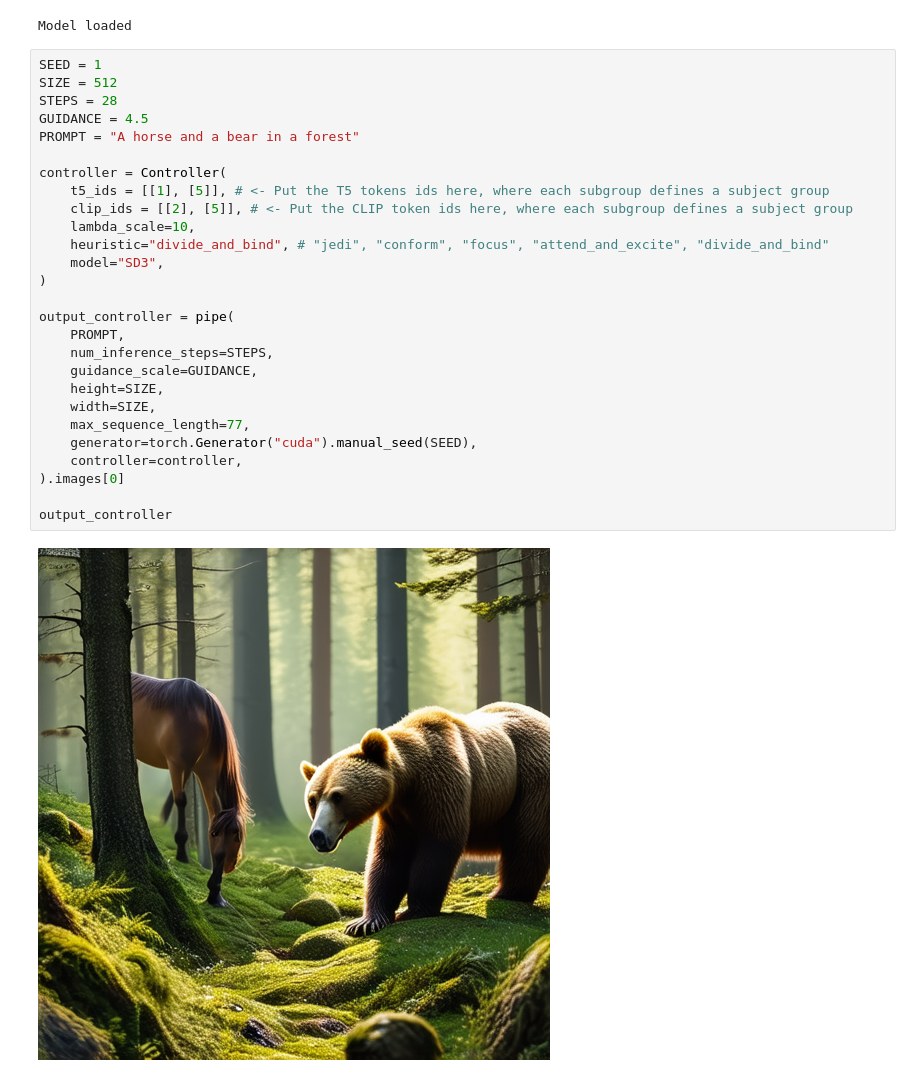
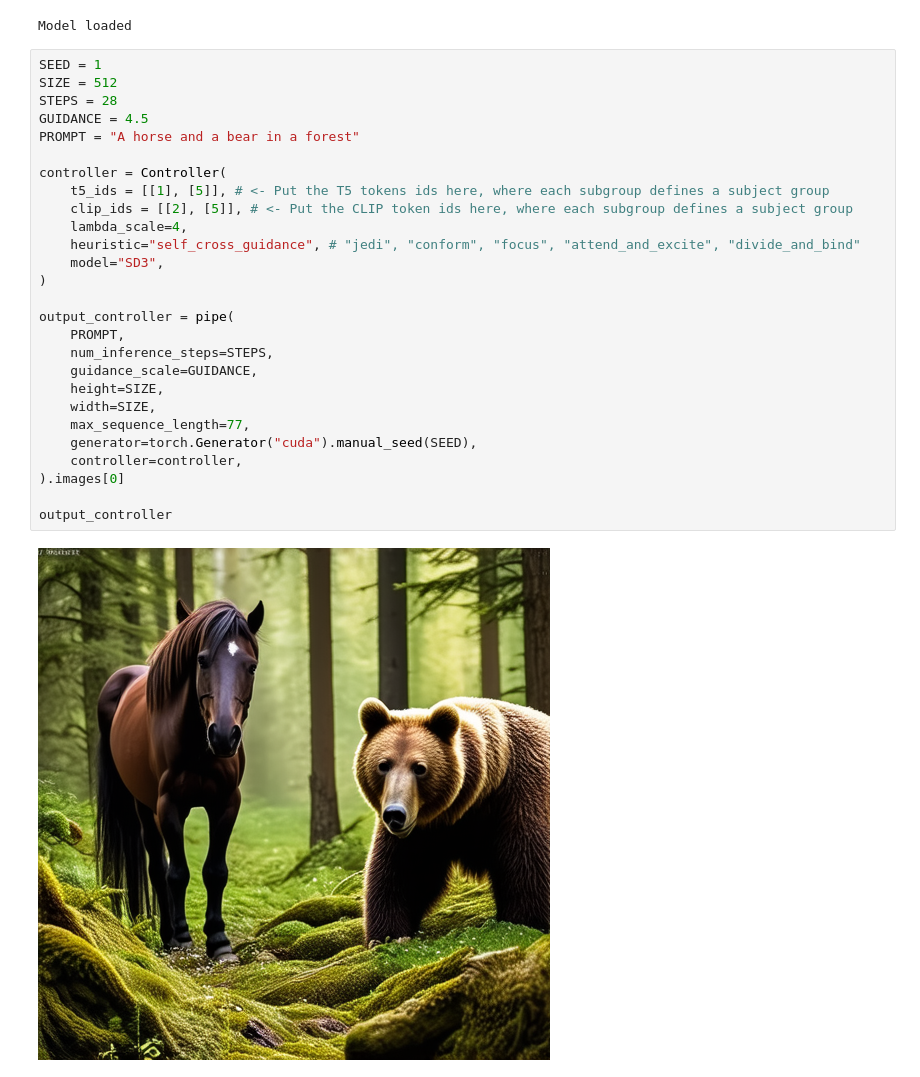
Before and after one commit to ericbill21/FOCUS, a Jupyter notebook: sample_sd3_otf.ipynb, the cells around one changed output. Drawn from its saved outputs; the diff is of its cells as text.

Commit message:
added new heuristics

```diff
--- a/sample_sd3_otf.ipynb
+++ b/sample_sd3_otf.ipynb
@@ -24,32 +27,32 @@ Model loaded
 # %%
 SEED = 1
 SIZE = 512
 STEPS = 28
 GUIDANCE = 4.5
 PROMPT = "A horse and a bear in a forest"
 
 controller = Controller(
     t5_ids = [[1], [5]], # <- Put the T5 tokens ids here, where each subgroup defines a subject group
     clip_ids = [[2], [5]], # <- Put the CLIP token ids here, where each subgroup defines a subject group
-    lambda_scale=10,
-    heuristic="divide_and_bind", # "jedi", "conform", "focus", "attend_and_excite", "divide_and_bind"
+    lambda_scale=4,
+    heuristic="self_cross_guidance", # "jedi", "conform", "focus", "attend_and_excite", "divide_and_bind"
     model="SD3",
 )
 
 output_controller = pipe(
     PROMPT,
     num_inference_steps=STEPS,
     guidance_scale=GUIDANCE,
     height=SIZE,
     width=SIZE,
     max_sequence_length=77,
     generator=torch.Generator("cuda").manual_seed(SEED),
     controller=controller,
 ).images[0]
 
 output_controller
 # %% [output]
-[figure, old version]
+[figure, new version]
 # %%
 output_base = pipe(
     PROMPT,
```
Also changed, not shown: parts of 2 cells of this notebook, 6 other files.
